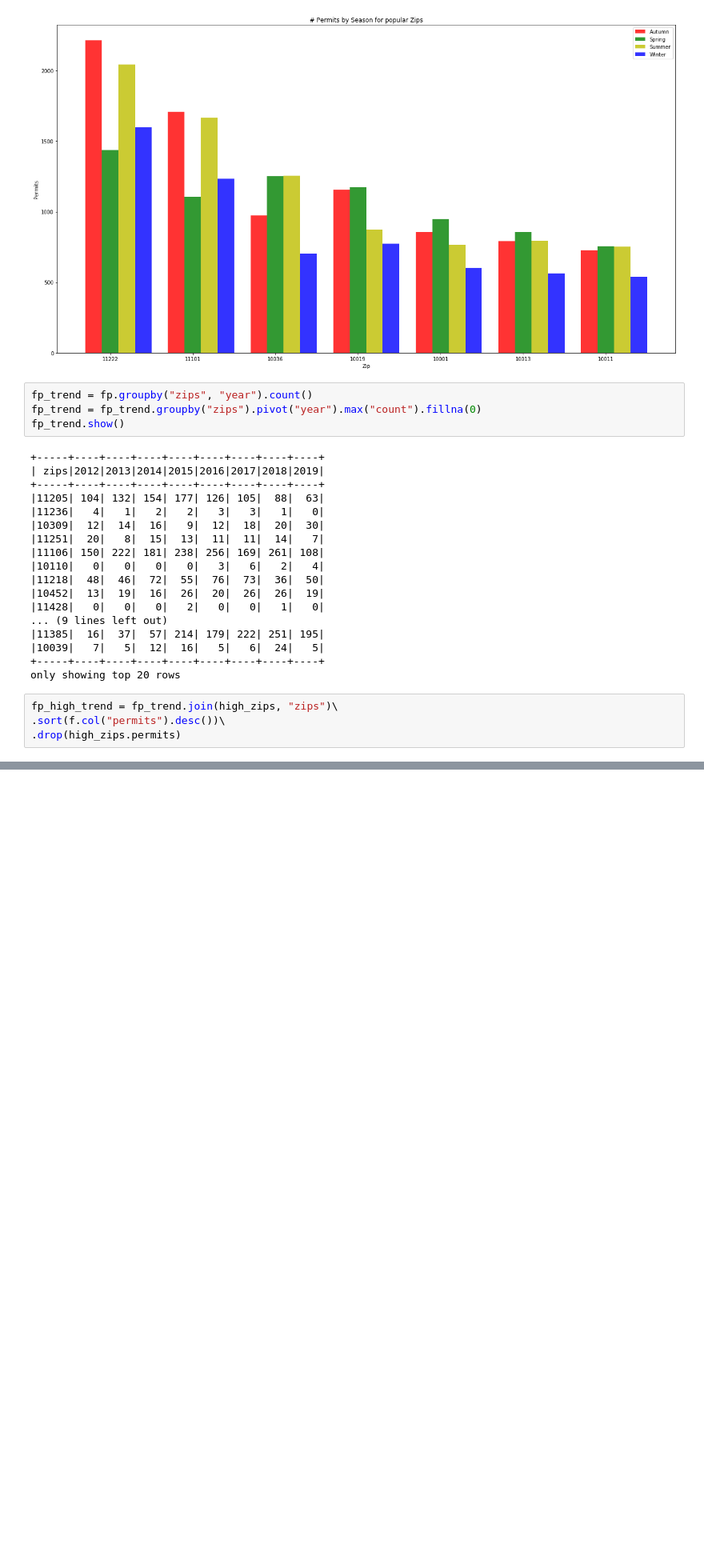
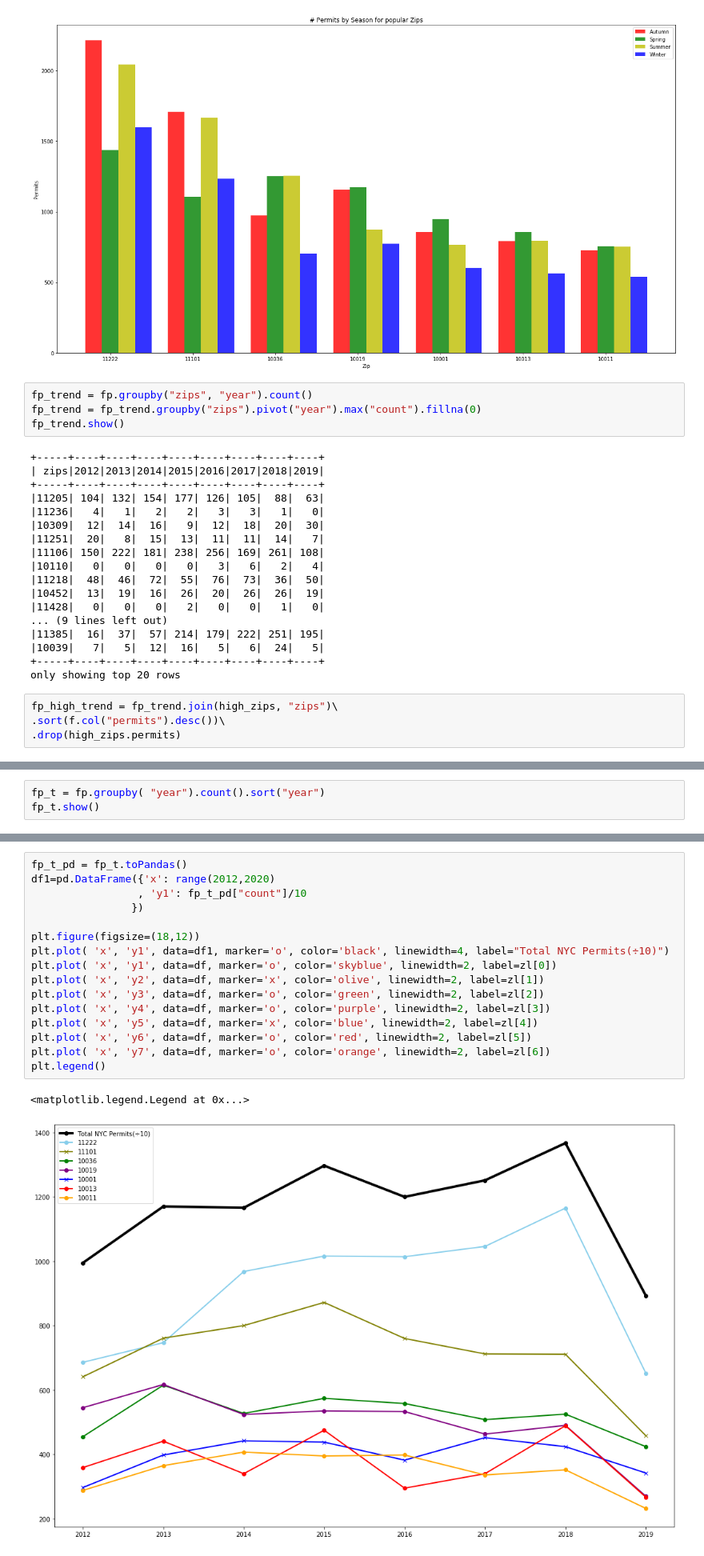
Before and after one commit to harmanchawla/Film_Permits_NYC, a Jupyter notebook: zip_popularity_season_trend.ipynb, the cells around one changed output, grey strips where cells are left out. Shown at 80% size. Saved outputs shown, nothing was run; the diff lists cells and outputs as text; blank space fills up the shorter version.

Commit message:
yearly zip permits vs total permit

```diff
--- a/zip_popularity_season_trend.ipynb
+++ b/zip_popularity_season_trend.ipynb
@@ -369 +367,4 @@ plt.legend()
 [figure]
+# %%
+fp_t = fp.groupby( "year").count().sort("year")
+fp_t.show()
@@ -369,0 +384,19 @@ plt.legend()
+# %%
+fp_t_pd = fp_t.toPandas()
+df1=pd.DataFrame({'x': range(2012,2020)
+                 , 'y1': fp_t_pd["count"]/10
+                })
+
+plt.figure(figsize=(18,12))
+plt.plot( 'x', 'y1', data=df1, marker='o', color='black', linewidth=4, label="Total NYC Permits(÷10)")
+plt.plot( 'x', 'y1', data=df, marker='o', color='skyblue', linewidth=2, label=zl[0])
+plt.plot( 'x', 'y2', data=df, marker='x', color='olive', linewidth=2, label=zl[1])
+plt.plot( 'x', 'y3', data=df, marker='o', color='green', linewidth=2, label=zl[2])
+plt.plot( 'x', 'y4', data=df, marker='o', color='purple', linewidth=2, label=zl[3])
+plt.plot( 'x', 'y5', data=df, marker='x', color='blue', linewidth=2, label=zl[4])
+plt.plot( 'x', 'y6', data=df, marker='o', color='red', linewidth=2, label=zl[5])
+plt.plot( 'x', 'y7', data=df, marker='o', color='orange', linewidth=2, label=zl[6])
+plt.legend()
+# %% [output]
+<matplotlib.legend.Legend at 0x...>
+[figure, added]
```
Also changed, not shown: parts of 2 cells of this notebook.
